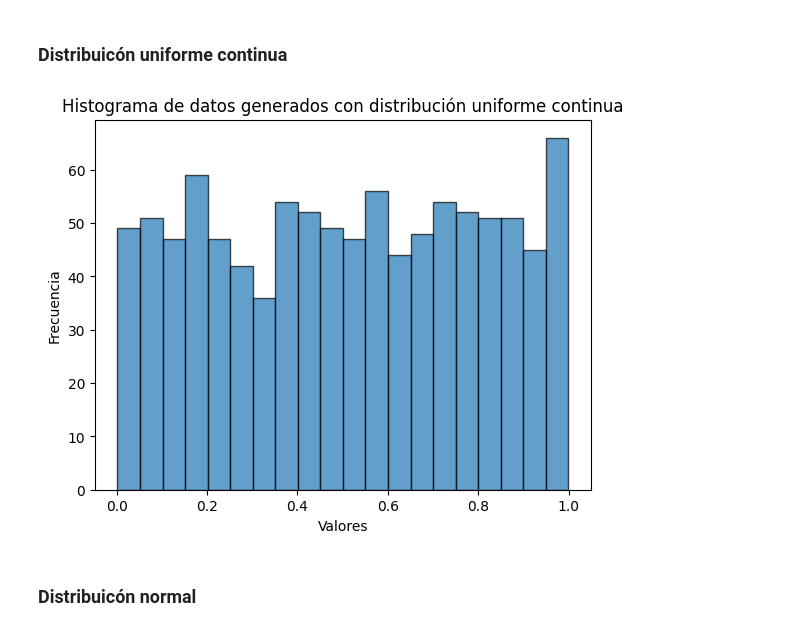
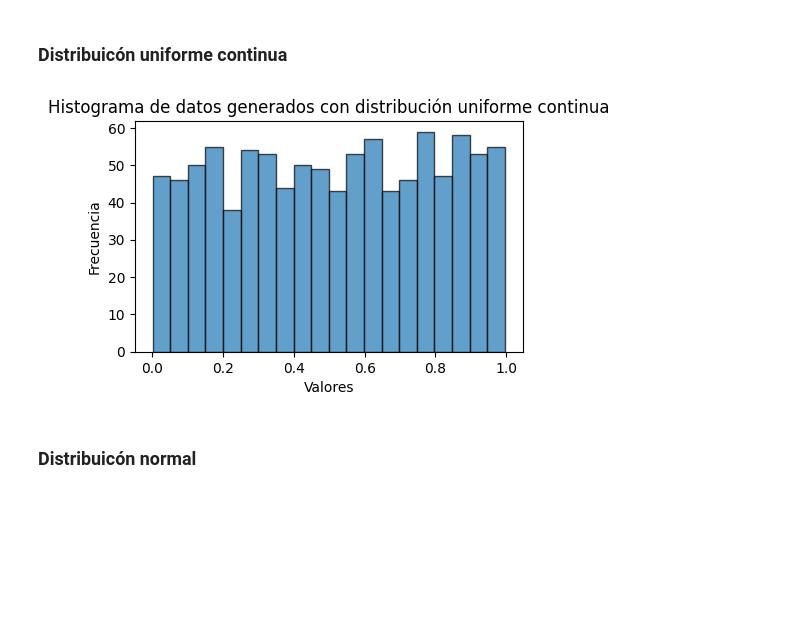
Before and after one commit to maestria-ds-eafit/Taller1_Estadistica, a Jupyter notebook: solution.ipynb, the cells around one changed output. Cells and saved outputs as stored; diff of their text form; code cells hidden in the pictures; blank space fills up the shorter version.

```diff
--- a/solution.ipynb
+++ b/solution.ipynb
@@ -238,18 +247,20 @@ plt.show()
 # %% [markdown]
 ### Distribuicón uniforme continua
 # %%
-n = 1000
-duc = np.random.uniform(low=0.0, high=1.0, size=n)
+a_uniforme_continua = 0
+b_uniforme_continua = 1
+duc = np.random.uniform(low=a_uniforme_continua, high=b_uniforme_continua, size=N)
 
+plt.figure(figsize=(5,3))
 plt.hist(duc, bins=20, edgecolor='k', alpha=0.7)
 plt.xlabel('Valores')
 plt.ylabel('Frecuencia')
 plt.title('Histograma de datos generados con distribución uniforme continua')
 
 # Mostrar la gráfica
 plt.show()
 # %% [output]
-[figure, old version]
+[figure, new version]
 # %% [markdown]
 ### Distribuicón normal
 # %%
```
Also changed, not shown: parts of 16 cells of this notebook.
